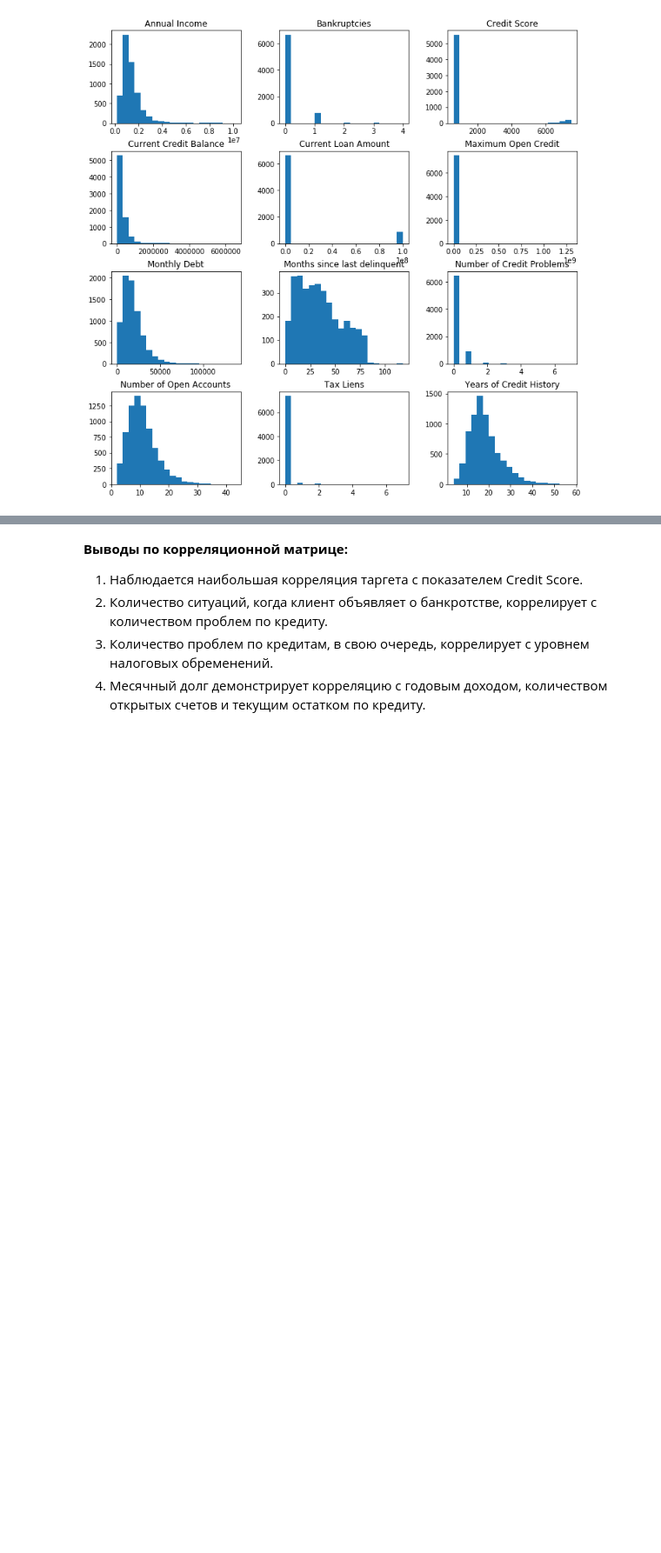
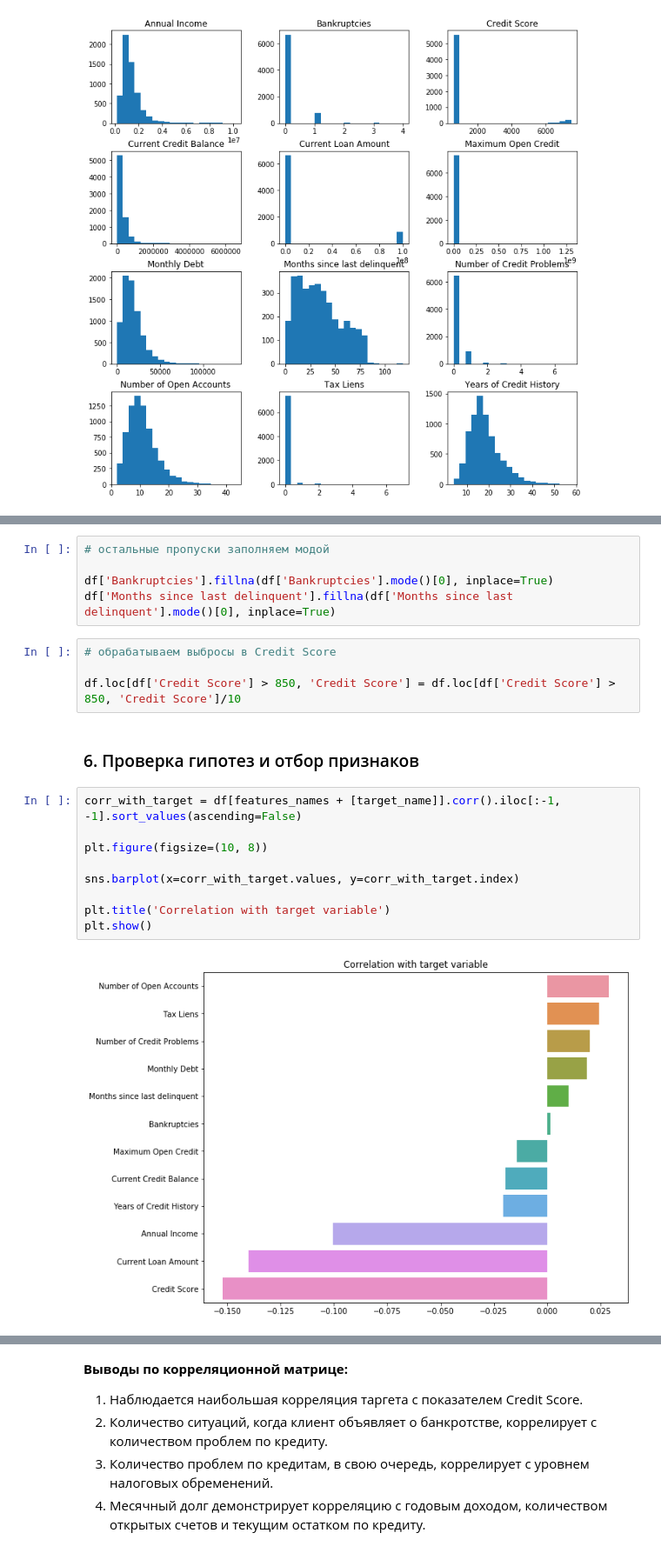
Before and after one commit to asplv/python_for_DS, a Jupyter notebook: CreditScore/APlavina_solution.ipynb, the cells around one changed output, grey strips where cells are left out. Shown at 87% size. Cells and saved outputs as stored; diff of their text form; blank space fills up the shorter version.

```diff
--- a/CreditScore/APlavina_solution.ipynb
+++ b/CreditScore/APlavina_solution.ipynb
@@ -217,3 +310,25 @@ Name: Tax Liens, dtype: int64
+# %%
+# остальные пропуски заполняем модой
+
+df['Bankruptcies'].fillna(df['Bankruptcies'].mode()[0], inplace=True)
+df['Months since last delinquent'].fillna(df['Months since last delinquent'].mode()[0], inplace=True)
+# %%
+# обрабатываем выбросы в Credit Score
+
+df.loc[df['Credit Score'] > 850, 'Credit Score'] = df.loc[df['Credit Score'] > 850, 'Credit Score']/10
+# %% [markdown]
+### 6. Проверка гипотез и отбор признаков
+# %%
+corr_with_target = df[features_names + [target_name]].corr().iloc[:-1, -1].sort_values(ascending=False)
+
+plt.figure(figsize=(10, 8))
+
+sns.barplot(x=corr_with_target.values, y=corr_with_target.index)
+
+plt.title('Correlation with target variable')
+plt.show()
+# %% [output]
+[figure, added]
 # %%
 plt.figure(figsize = (15,10))
 sns.set(font_scale=1)
```
Also changed, not shown: parts of 46 cells of this notebook, 1 other file.
